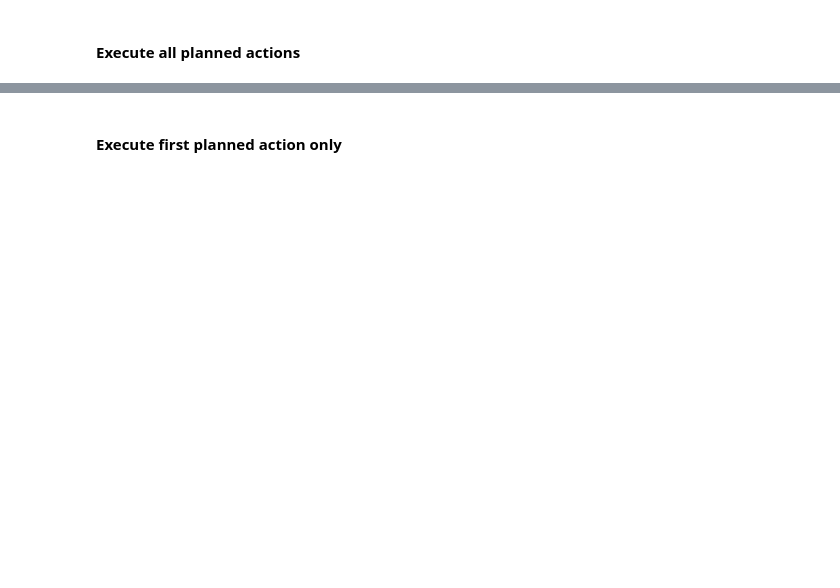
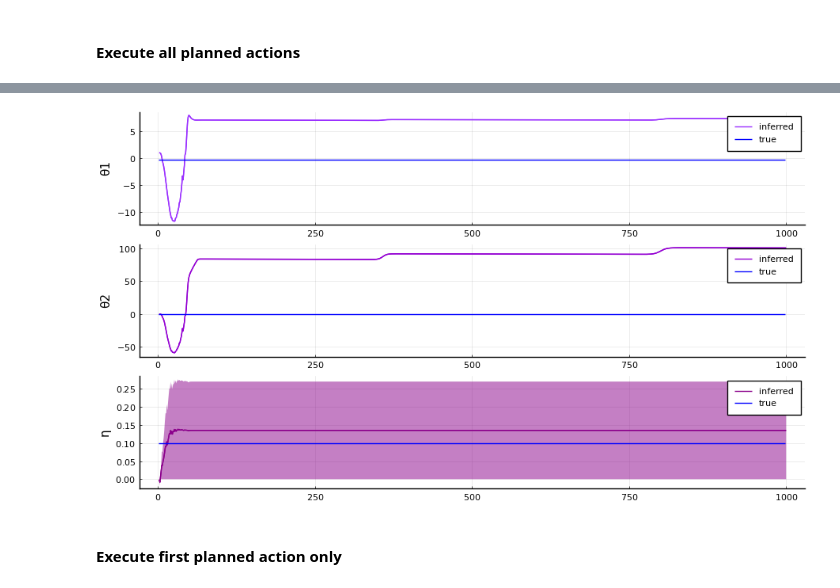
Before and after one commit to wmkouw/actinf-oscillator, a Jupyter notebook: demo_ActInf-GFX-oscillator.ipynb, the cells around one changed output, grey strips where cells are left out. Cells and saved outputs as stored; diff of their text form; code cells hidden in the pictures; blank space fills up the shorter version.

```diff
--- a/demo_ActInf-GFX-oscillator.ipynb
+++ b/demo_ActInf-GFX-oscillator.ipynb
@@ -562,10 +561,10 @@ plot(policy, G.(policy))
 #### Execute all planned actions
 # %%
 # Trial time
-T = 400
+T = 2000
 
 # Planning time horizon
-TT = 4
+TT = 10
 
 # Generate planning points
 plan_t = 2:TT:T;
@@ -676,3 +685,22 @@ plot(p1, p2, layout=(2,1), size=(900,400))
+# %%
+# First state coefficient
+p211 = plot(2:T, est_coeffs[1][2:T,1], color="purple1", ylabel="θ1", label="inferred")
+plot!(2:T, est_coeffs[1][2:T,1], ribbon=[est_coeffs[2][2:T,1], est_coeffs[2][2:T,1]], color="purple1", label="")
+plot!(θ_true[1]*ones(T-1,), label="true", color="blue")
+
+# Second state coefficient
+p212 = plot(2:T, est_coeffs[1][2:T,2], color="darkviolet", ylabel="θ2", label="inferred")
+plot!(2:T, est_coeffs[1][2:T,2], ribbon=[est_coeffs[2][2:T,2], est_coeffs[2][2:T,2]], color="darkviolet", label="")
+plot!(θ_true[2]*ones(T-1,), label="true", color="blue")
+
+# Control coefficient
+p213 = plot(2:T, est_coeffs[1][2:T,3], color="darkmagenta", ylabel="η", label="inferred")
+plot!(2:T, est_coeffs[1][2:T,3], ribbon=[est_coeffs[2][2:T,3], est_coeffs[2][2:T,3]], color="darkmagenta", label="")
+plot!(η_true*ones(T-1,), label="true", color="blue")
+
+p210 = plot(p211,p212,p213, layout=(3,1), size=(900,500))
+# %% [output]
+[figure, added]
 # %% [markdown]
 #### Execute first planned action only
 # %%
```
Also changed, not shown: parts of 8 cells of this notebook.
